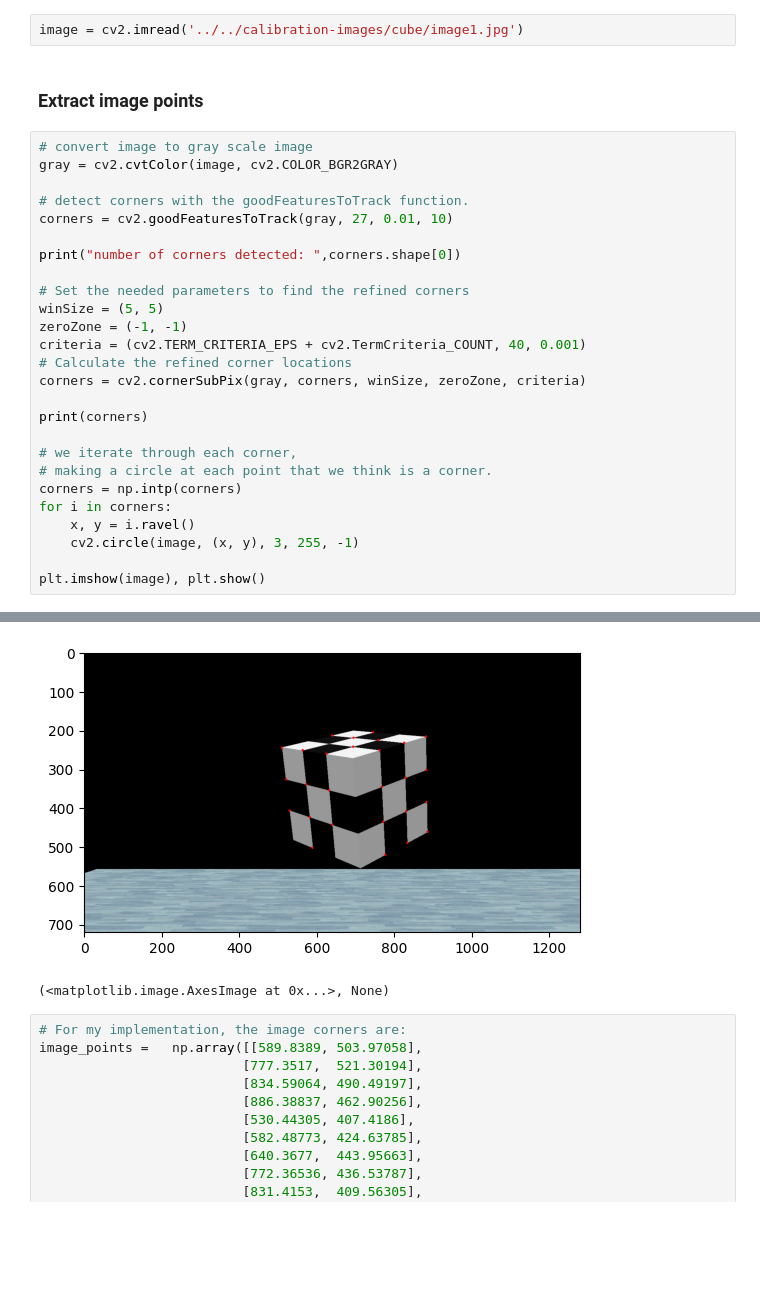
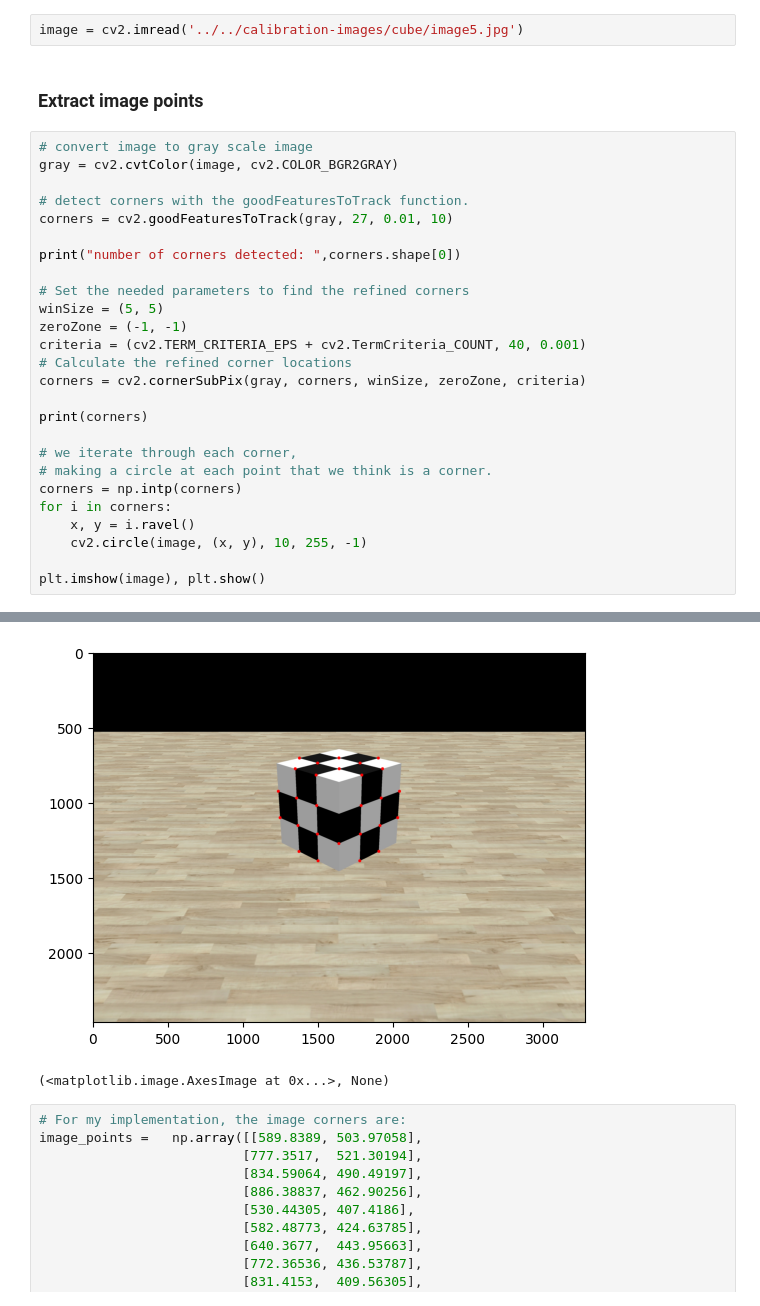
Before and after one commit to MateusPincho/CameraSim, a Jupyter notebook: python/notebooks/calibrateDLT.ipynb, the cells around one changed output, grey strips where cells are left out. Cells and saved outputs as stored; diff of their text form; blank space fills up the shorter version.

```diff
--- a/python/notebooks/calibrateDLT.ipynb
+++ b/python/notebooks/calibrateDLT.ipynb
@@ -110,7 +114,7 @@ world_points = np.array([[0.,2.,0.], #
 # %% [markdown]
 ### Load the calibration images
 # %%
-image = cv2.imread('../../calibration-images/cube/image1.jpg')
+image = cv2.imread('../../calibration-images/cube/image5.jpg')
 # %% [markdown]
 ### Extract image points
 # %%
@@ -136,7 +140,7 @@ print(corners)
 corners = np.intp(corners)
 for i in corners:
     x, y = i.ravel()
-    cv2.circle(image, (x, y), 3, 255, -1)
+    cv2.circle(image, (x, y), 10, 255, -1)
 
 plt.imshow(image), plt.show()
 # %% [output]
@@ -160,4 +164,4 @@ number of corners detected:  27
-[figure, old version]
+[figure, new version]
 (<matplotlib.image.AxesImage at 0x...>, None)
 # %%
 # For my implementation, the image corners are:
```
Also changed, not shown: parts of 7 cells of this notebook, 5 other files.
